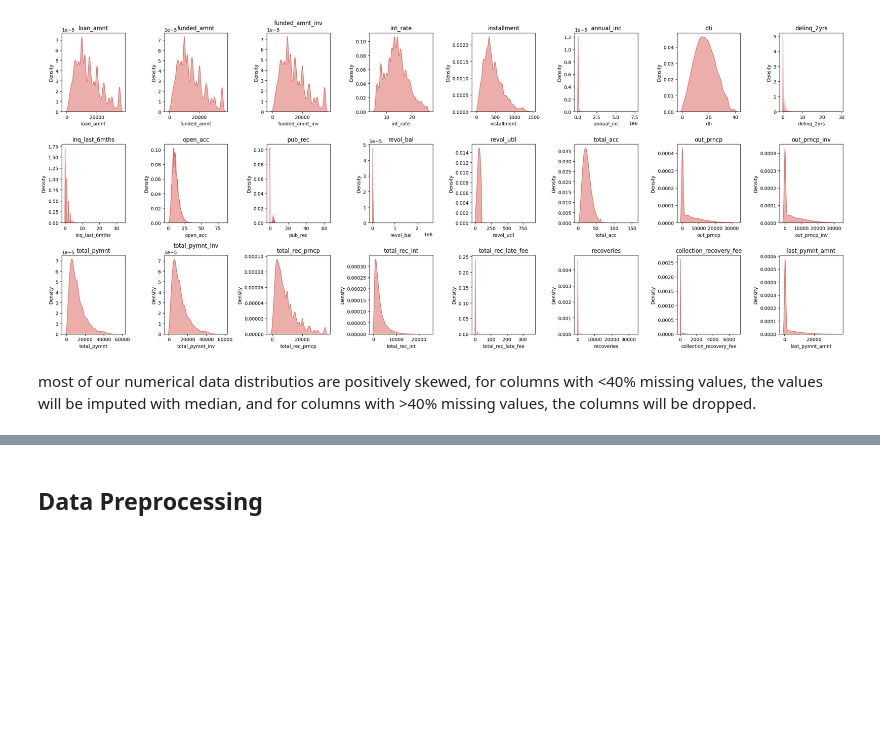
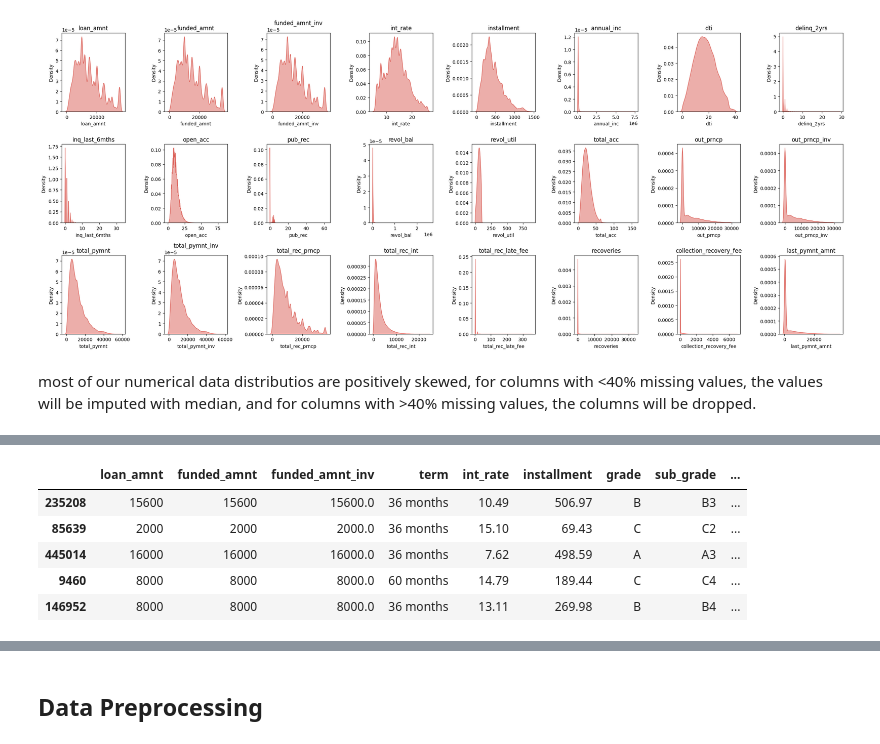
Before and after one commit to azaryasph/IDX-Partners-Project-Based-Internship-Prediction-Model, a Jupyter notebook: notebooks/Prediction Model.ipynb, the cells around one changed output, grey strips where cells are left out. Saved outputs shown, nothing was run; the diff lists cells and outputs as text; code cells hidden in the pictures; blank space fills up the shorter version.

```diff
--- a/notebooks/Prediction Model.ipynb
+++ b/notebooks/Prediction Model.ipynb
@@ -236,3 +354,12 @@ dfloan['loan_status'] = dfloan['loan_status'].map(map_lstatus)
+# %%
+dfloan.sample(5)
+# %% [output]
+|  | loan_amnt | funded_amnt | funded_amnt_inv | term | int_rate | installment | grade | sub_grade | ... |
+| 235208 | 15600 | 15600 | 15600.0 | 36 months | 10.49 | 506.97 | B | B3 | ... |
+| 85639 | 2000 | 2000 | 2000.0 | 36 months | 15.10 | 69.43 | C | C2 | ... |
+| 445014 | 16000 | 16000 | 16000.0 | 36 months | 7.62 | 498.59 | A | A3 | ... |
+| 9460 | 8000 | 8000 | 8000.0 | 60 months | 14.79 | 189.44 | C | C4 | ... |
+| 146952 | 8000 | 8000 | 8000.0 | 36 months | 13.11 | 269.98 | B | B4 | ... |
 # %%
 sns.countplot(x='term', data=dfloan, hue='loan_status')
 # %% [output]
```
Also changed, not shown: parts of 13 cells of this notebook.
